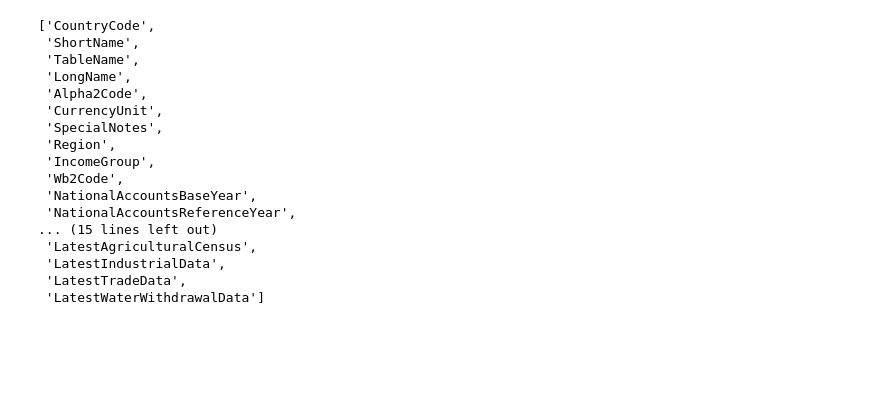
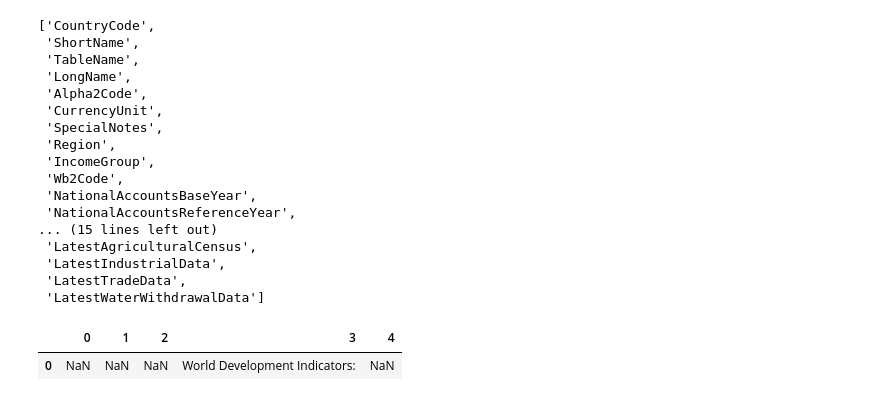
Before and after one commit to nikki-wolf/ETL_project, a Jupyter notebook: Notebooks/fawnzou.ipynb, the cells around one changed output. Drawn from its saved outputs; the diff is of its cells as text; code cells hidden in the pictures; blank space fills up the shorter version.

```diff
--- a/Notebooks/fawnzou.ipynb
+++ b/Notebooks/fawnzou.ipynb
@@ -206,6 +206,14 @@ list(SeriesNotes_df)
  'LatestTradeData',
  'LatestWaterWithdrawalData']
 # %%
-# Scrape
-import request
-url="http://wdi.worldbank.org/table/2.5"
+# Scrape table from WDI website
+
+url="http://wdi.worldbank.org/table/2.5#"
+# %%
+tables = pd.read_html(url)
+df = tables[0]
+# %%
+df.head()
+# %% [output]
+|  | 0 | 1 | 2 | 3 | 4 |
+| 0 | NaN | NaN | NaN | World Development Indicators: | NaN |
```
Also changed, not shown: 2 other files.
